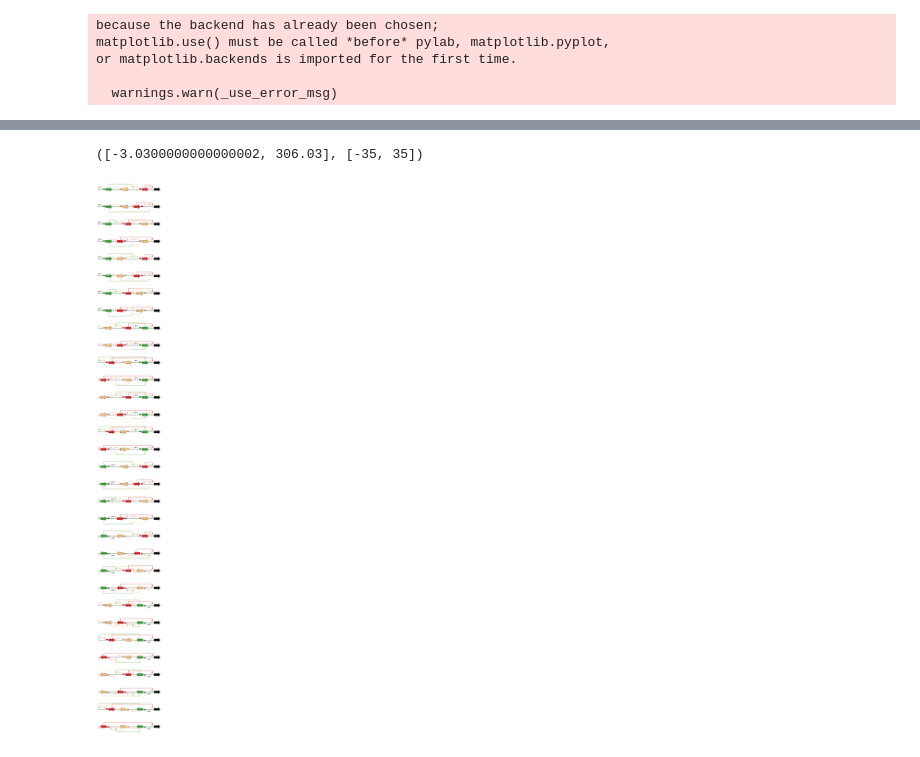
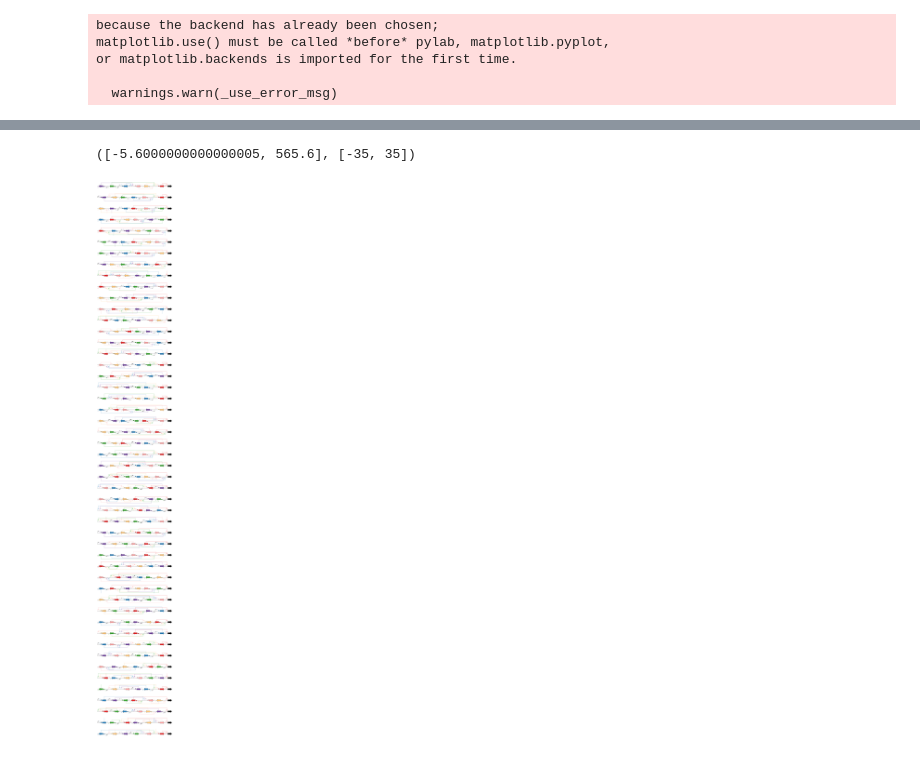
Before and after one commit to CIDARLAB/MIT-BroadFoundry, a Jupyter notebook: notebooks/20141218_Cello Circuits.ipynb, the cells around one changed output, grey strips where cells are left out. Saved outputs shown, nothing was run; the diff lists cells and outputs as text; code cells hidden in the pictures.

```diff
--- a/notebooks/20141218_Cello Circuits.ipynb
+++ b/notebooks/20141218_Cello Circuits.ipynb
@@ -9,4 +11,4 @@ or matplotlib.backends is imported for the first time.
 # %%
-connect = interact.connection()
+connect = interact.connection(sqldb='clotho.db')
 # %%
 connect.import_parts(interact.parse_data(open('../library_generation/projects/cello/parts.tab', "U")))
@@ -23,2 +58,2 @@ len(connect.designs)
 # %%
-names, designs, regs = zip(*[des.plot() for des in connect.designs])
+names, designs, regs = zip(*[des.plot() for des in random.sample(connect.designs, 50)])
@@ -49,9 +60,9 @@ for design, reg in zip(designs, regs):
 # %%
-figure(figsize=(20, 60))
+figure(figsize=(20, 140))
 axes = []
 for num in range(len(designs)):
     axes.append(subplot(len(designs), 1, num+1))
 dnaplotlib.plot_sbol_designs(axes, designs, regulations=regs)
 # %% [output]
-([-3.0300000000000002, 306.03], [-35, 35])
+([-5.6000000000000005, 565.6], [-35, 35])
-[figure, old version]
+[figure, new version]
```
Also changed, not shown: parts of 6 cells of this notebook, 9 other files.
